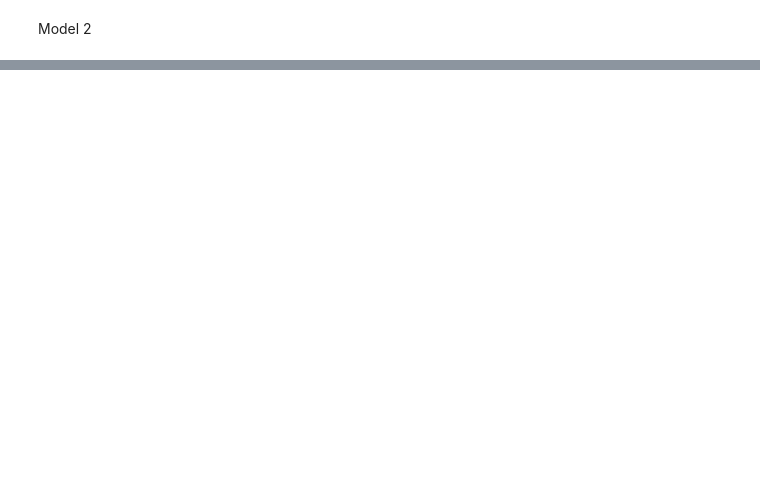
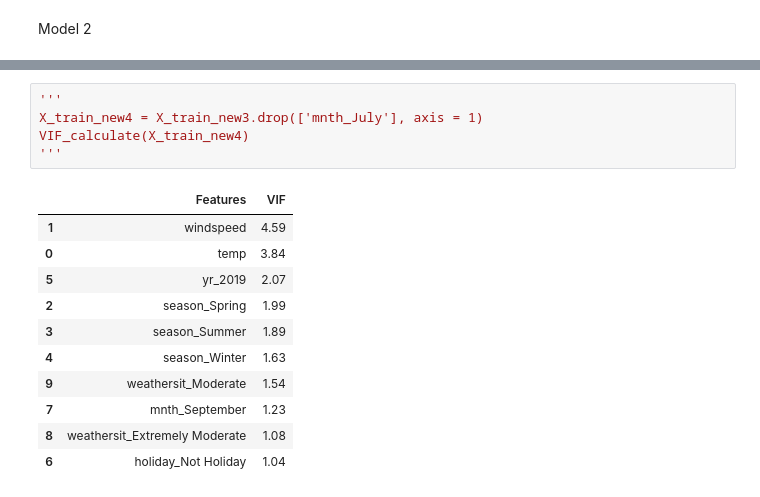
Before and after one commit to ria08/bike_sharing_linear_regression, a Jupyter notebook: bike_sharing_assignment.ipynb, the cells around one changed output, grey strips where cells are left out. Cells and saved outputs as stored; diff of their text form; blank space fills up the shorter version.

```diff
--- a/bike_sharing_assignment.ipynb
+++ b/bike_sharing_assignment.ipynb
@@ -436,0 +565,17 @@ Model 2
+# %%
+'''
+X_train_new4 = X_train_new3.drop(['mnth_July'], axis = 1)
+VIF_calculate(X_train_new4)
+'''
+# %% [output]
+|  | Features | VIF |
+| 1 | windspeed | 4.59 |
+| 0 | temp | 3.84 |
+| 5 | yr_2019 | 2.07 |
+| 2 | season_Spring | 1.99 |
+| 3 | season_Summer | 1.89 |
+| 4 | season_Winter | 1.63 |
+| 9 | weathersit_Moderate | 1.54 |
+| 7 | mnth_September | 1.23 |
+| 8 | weathersit_Extremely Moderate | 1.08 |
+| 6 | holiday_Not Holiday | 1.04 |
```
Also changed, not shown: parts of 16 cells of this notebook.
